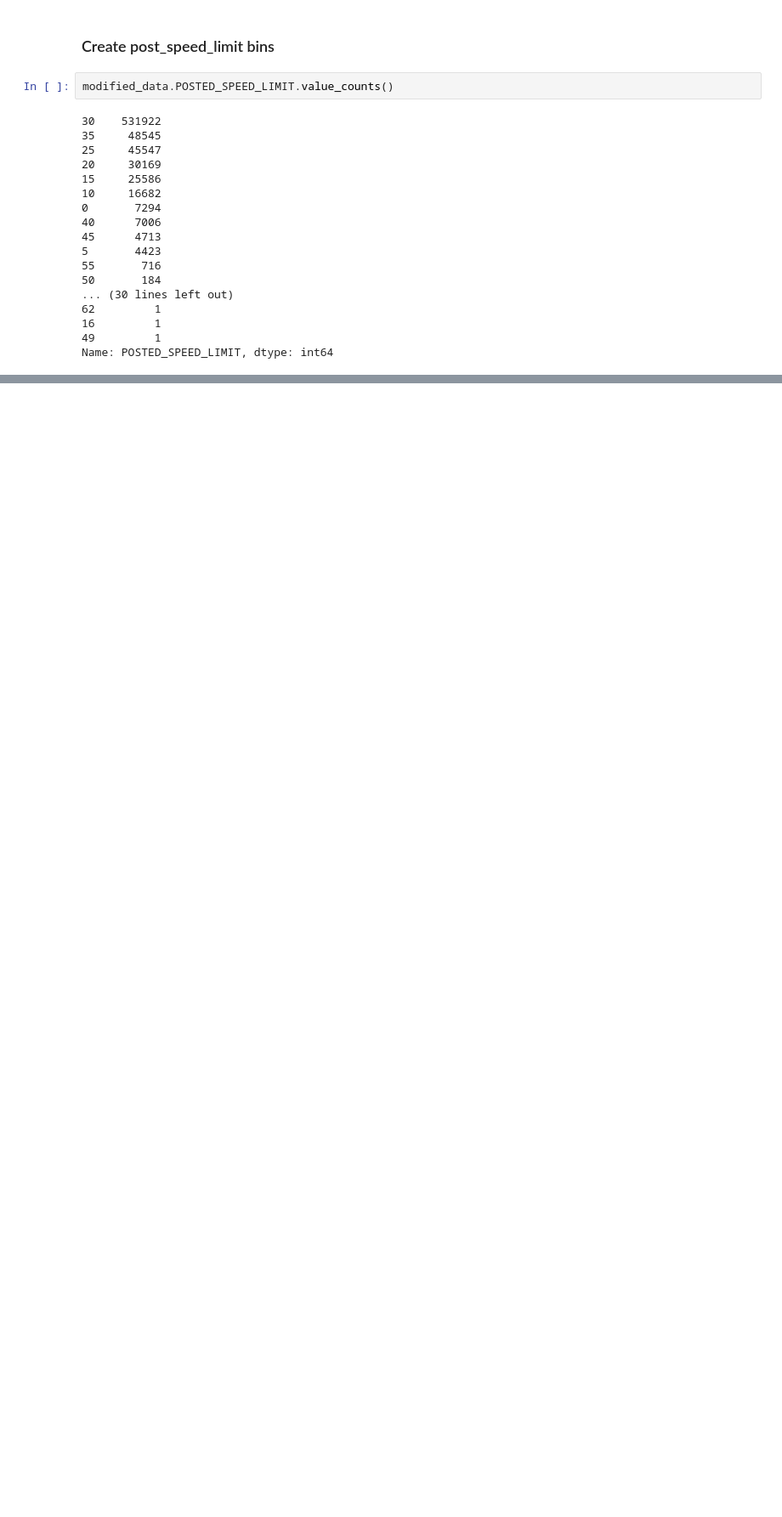
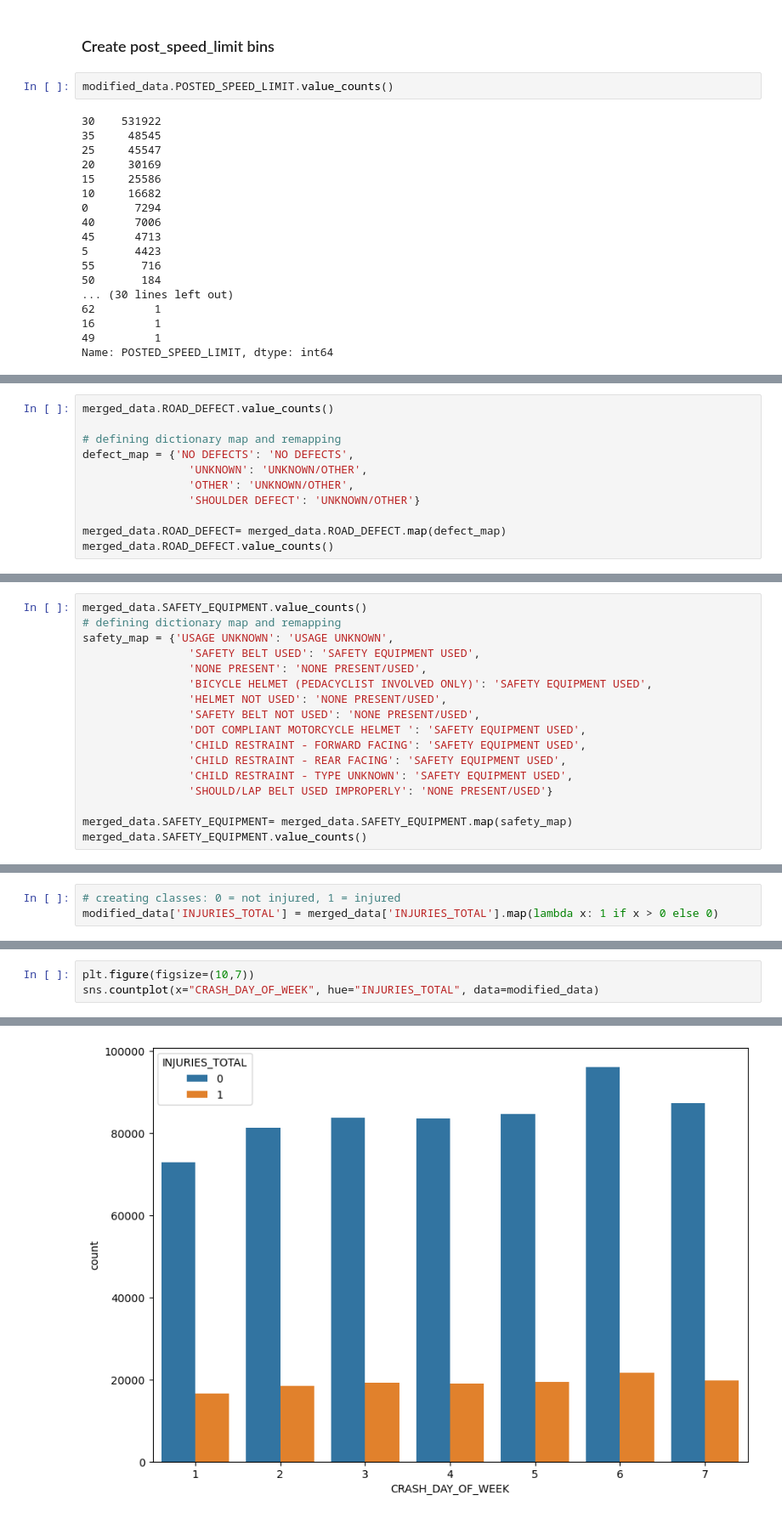
Before and after one commit to Edna722/ML-Projcet, a Jupyter notebook: Chicago notebook.ipynb, the cells around one changed output, grey strips where cells are left out. Shown at 85% size. Cells and saved outputs as stored; diff of their text form; blank space fills up the shorter version.

```diff
--- a/Chicago notebook.ipynb
+++ b/Chicago notebook.ipynb
@@ -504,0 +683,11 @@ modified_data.head()
+# %%
+merged_data.ROAD_DEFECT.value_counts()
+
+# defining dictionary map and remapping
+defect_map = {'NO DEFECTS': 'NO DEFECTS',
+                'UNKNOWN': 'UNKNOWN/OTHER',
+                'OTHER': 'UNKNOWN/OTHER',
+                'SHOULDER DEFECT': 'UNKNOWN/OTHER'}
+
+merged_data.ROAD_DEFECT= merged_data.ROAD_DEFECT.map(defect_map)
+merged_data.ROAD_DEFECT.value_counts()
@@ -504,0 +755,17 @@ modified_data.head()
+# %%
+merged_data.SAFETY_EQUIPMENT.value_counts()
+# defining dictionary map and remapping
+safety_map = {'USAGE UNKNOWN': 'USAGE UNKNOWN',
+                'SAFETY BELT USED': 'SAFETY EQUIPMENT USED',
+                'NONE PRESENT': 'NONE PRESENT/USED',
+                'BICYCLE HELMET (PEDACYCLIST INVOLVED ONLY)': 'SAFETY EQUIPMENT USED',
+                'HELMET NOT USED': 'NONE PRESENT/USED',
+                'SAFETY BELT NOT USED': 'NONE PRESENT/USED',
+                'DOT COMPLIANT MOTORCYCLE HELMET ': 'SAFETY EQUIPMENT USED',
+                'CHILD RESTRAINT - FORWARD FACING': 'SAFETY EQUIPMENT USED',
+                'CHILD RESTRAINT - REAR FACING': 'SAFETY EQUIPMENT USED',
+                'CHILD RESTRAINT - TYPE UNKNOWN': 'SAFETY EQUIPMENT USED',
+                'SHOULD/LAP BELT USED IMPROPERLY': 'NONE PRESENT/USED'}
+
+merged_data.SAFETY_EQUIPMENT= merged_data.SAFETY_EQUIPMENT.map(safety_map)
+merged_data.SAFETY_EQUIPMENT.value_counts()
@@ -504,0 +777,3 @@ modified_data.head()
+# %%
+# creating classes: 0 = not injured, 1 = injured
+modified_data['INJURIES_TOTAL'] = merged_data['INJURIES_TOTAL'].map(lambda x: 1 if x > 0 else 0)
@@ -504,0 +816,4 @@ modified_data.head()
+# %%
+plt.figure(figsize=(10,7))
+sns.countplot(x="CRASH_DAY_OF_WEEK", hue="INJURIES_TOTAL", data=modified_data)
+# %% [output]
@@ -504,0 +821 @@ modified_data.head()
+[figure, added]
```
Also changed, not shown: parts of 55 cells of this notebook.
